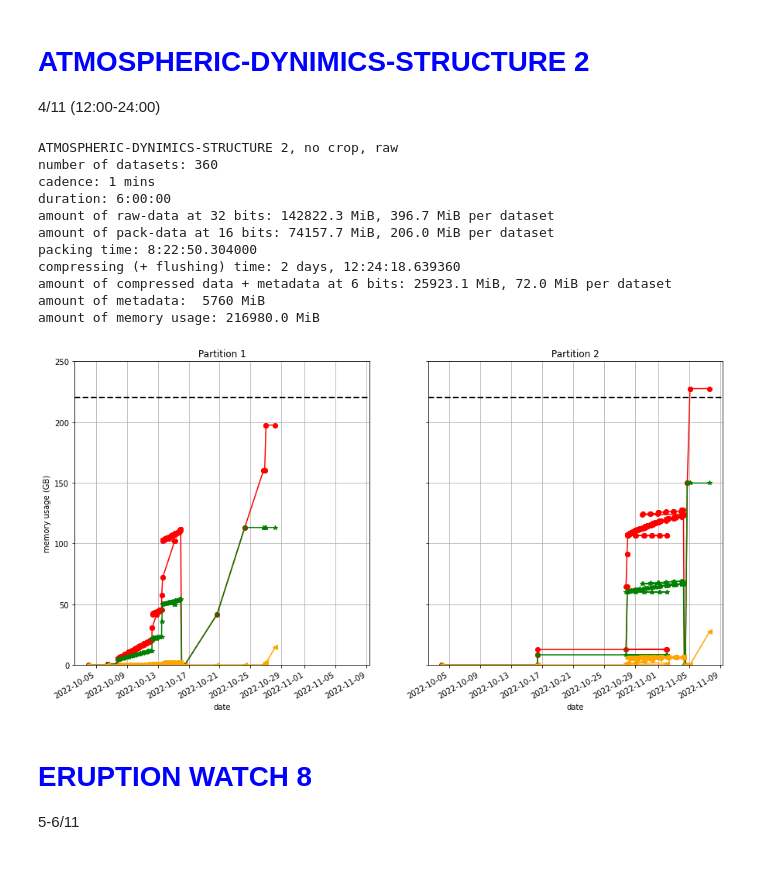
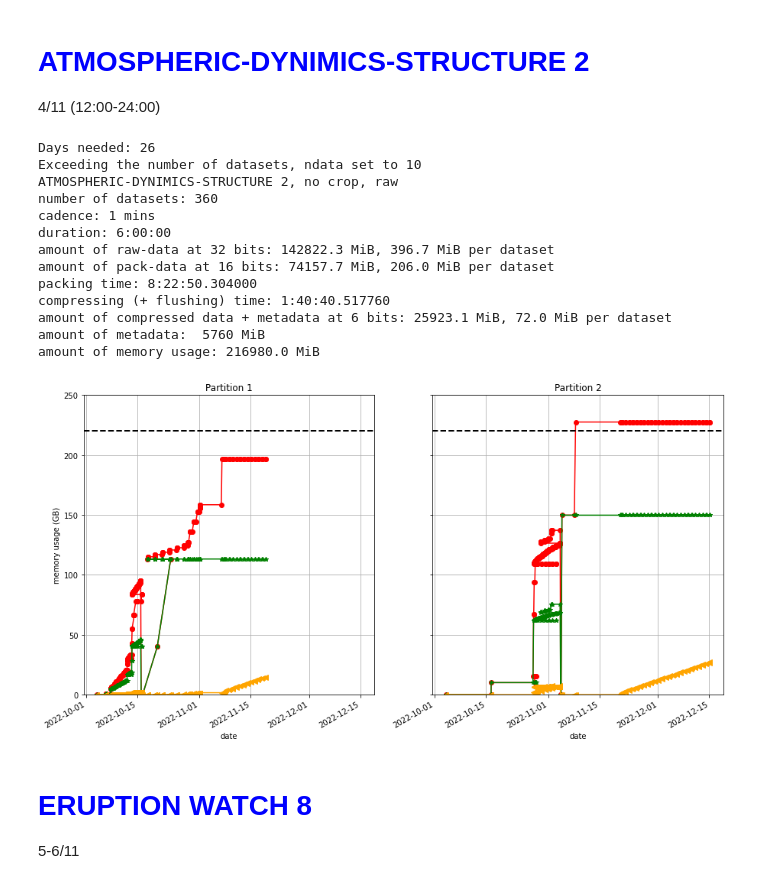
Before and after one commit to dcalc/PHI_TMtool, a Jupyter notebook: NMP1_RSW456.ipynb, the cells around one changed output. Drawn from its saved outputs; the diff is of its cells as text; code cells hidden in the pictures.

```diff
--- a/NMP1_RSW456.ipynb
+++ b/NMP1_RSW456.ipynb
@@ -555,11 +622,15 @@ i = 2
 
 ADS1 = PHI_MODE('HRT')
 kw = ADS1.observation(t0,t1,cadence=1,shape=(2048,1024,4,6)); PHI.saving(i,**kw)
-kw = ADS1.cropping(t0,[1024,1024],ndata=-1,level='raw'); PHI.saving(i,**kw)
-kw = ADS1.packing(kw['end'],ndata=-1,level='raw.crop',); PHI.saving(i,**kw)
+# kw = ADS1.cropping(t0,[1024,1024],ndata=-1,level='raw'); PHI.saving(i,**kw)
+# kw = ADS1.packing(kw['end'],ndata=-1,level='raw.crop',); PHI.saving(i,**kw)
 # kw = ADS1.compressing(kw['end'],ndata=-1,nbits=6,level='raw.pack'); PHI.saving(i,**kw)
 
-ADS1, kw = flush_many([1100,1100],18,ADS1,DT(2022,10,29,0,0,0),6,-1,'raw.pack',i)
+kw = ADS1.cropping(DT(2022,10,28,1,0,0),[1024,1024],ndata=-1,level='raw'); PHI.saving(i,**kw)
+kw = ADS1.packing(DT(2022,10,28,8,0,0),ndata=-1,level='raw.crop',); PHI.saving(i,**kw)
+
+
+ADS1, kw = flush_many([880,880],18,ADS1,DT(2022,10,29,0,0,0),6,-1,'raw.pack',i)
 printp(ADS1,label='AR-HRES-RSW1, 2d@10m, no crop, proc')
 plot_tot(PHI,ylim=(0,250))
 # %% [output]
@@ -686,12 +757,21 @@ t1 = DT.fromisoformat('2022-10-29T23:30:00')
 i = 2
 
 ARH = PHI_MODE('HRT')
-kw = ARH.observation(t0,t1,cadence=60,shape=(2048,2048,4,6)); PHI.saving(i,**kw)
-kw = ARH.observation(t0+TD(days=1),t1+TD(days=1),cadence=60,shape=(2048,2048,4,6)); PHI.saving(i,**kw)
-kw = ARH.observation(t0+TD(days=2),t1+TD(days=2),cadence=60,shape=(2048,2048,4,6)); PHI.saving(i,**kw)
+kw = ARH.observation(t0,t1,cadence=30,shape=(2048,2048,4,6)); PHI.saving(i,**kw)
+kw = ARH.packing(kw['end'],ndata=2,level='raw',); PHI.saving(i,**kw)
+kw = ARH.compressing(kw['end'],ndata=2,nbits=6,level='raw.pack'); PHI.saving(i,**kw)
+
+kw = ARH.observation(t0+TD(days=1),t1+TD(days=1),cadence=30,shape=(2048,2048,4,6)); PHI.saving(i,**kw)
+kw = ARH.packing(kw['end'],ndata=2,level='raw',); PHI.saving(i,**kw)
+kw = ARH.compressing(kw['end'],ndata=2,nbits=6,level='raw.pack'); PHI.saving(i,**kw)
+
+kw = ARH.observation(t0+TD(days=2),t1+TD(days=2),cadence=30,shape=(2048,2048,4,6)); PHI.saving(i,**kw)
+kw = ARH.packing(kw['end'],ndata=2,level='raw',); PHI.saving(i,**kw)
+kw = ARH.compressing(kw['end'],ndata=2,nbits=6,level='raw.pack'); PHI.saving(i,**kw)
+
 # kw = ARH.cropping(t0,[1024,1024],ndata=-1,level='raw'); PHI.saving(i,**kw)
-kw = ARH.packing(kw['end'],ndata=-1,level='raw',); PHI.saving(i,**kw)
-kw = ARH.compressing(kw['end'],ndata=-1,nbits=6,level='raw.pack'); PHI.saving(i,**kw)
+# kw = ARH.packing(kw['end'],ndata=-1,level='raw',); PHI.saving(i,**kw)
+# kw = ARH.compressing(kw['end'],ndata=-1,nbits=6,level='raw.pack'); PHI.saving(i,**kw)
 
 printp(ARH,label='AR_HEATING, 6h@1m, no crop, raw')
 plot_tot(PHI,ylim=(0,250))
@@ -713,14 +793,14 @@ amount of memory usage: 1808.2 MiB
 1-3/11 (12:00-24:00)
 3 runs
 # %%
-t0 = DT.fromisoformat('2022-11-01T22:30:00')
-t1 = DT.fromisoformat('2022-11-02T00:00:00')
+t0 = DT.fromisoformat('2022-11-01T12:30:00')
+t1 = DT.fromisoformat('2022-11-01T23:30:00')
 i = 2
 
 ARS1 = PHI_MODE('HRT')
 kw = ARS1.observation(t0,t1,cadence=60,shape=(2048,2048,4,6)); PHI.saving(i,**kw)
-kw = ARS1.observation(t0+TD(days=1),t1+TD(days=1),cadence=60,shape=(2048,2048,4,6)); PHI.saving(i,**kw)
-kw = ARS1.observation(t0+TD(days=2),t1+TD(days=2),cadence=60,shape=(2048,2048,4,6)); PHI.saving(i,**kw)
+# kw = ARS1.observation(t0+TD(days=1),t1+TD(days=1),cadence=60,shape=(2048,2048,4,6)); PHI.saving(i,**kw)
+# kw = ARS1.observation(t0+TD(days=2),t1+TD(days=2),cadence=60,shape=(2048,2048,4,6)); PHI.saving(i,**kw)
 # kw = ARS1.cropping(t0,[1024,1024],ndata=-1,level='raw'); PHI.saving(i,**kw)
 kw = ARS1.packing(kw['end'],ndata=-1,level='raw',); PHI.saving(i,**kw)
 kw = ARS1.compressing(kw['end'],ndata=-1,nbits=6,level='raw.pack'); PHI.saving(i,**kw)
@@ -753,29 +833,34 @@ amount of compressed data + metadata in partition 2: 6.61 GB
 # %%
 t0 = DT.fromisoformat('2022-11-04T12:00:00')
 t1 = DT.fromisoformat('2022-11-05T00:00:00')
 i = 2
 
 ADS2 = PHI_MODE('HRT')
 kw = ADS2.observation(t0,60*6,cadence=1,shape=(2048,2048,4,6)); PHI.saving(i,**kw)
 # kw = ADS2.cropping(t0,[1024,1024],ndata=-1,level='raw'); PHI.saving(i,**kw)
-kw = ADS2.packing(kw['end'],ndata=-1,level='raw',); PHI.saving(i,**kw)
-kw = ADS2.compressing(kw['end'],ndata=-1,nbits=6,level='raw.pack'); PHI.saving(i,**kw)
+# kw = ADS2.packing(kw['end'],ndata=-1,level='raw',); PHI.saving(i,**kw)
+# kw = ADS2.compressing(kw['end'],ndata=-1,nbits=6,level='raw.pack'); PHI.saving(i,**kw)
+
+kw = ADS2.packing(DT(2022,11,8,3,0,0),ndata=-1,level='raw',); PHI.saving(i,**kw)
+ADS2, kw = flush_many([1100,1100],72,ADS2,DT(2022,11,20,17,0,0),ndata=-1,nbits=6,level='raw.pack',partition=i)
 
 printp(ADS2,label='ATMOSPHERIC-DYNIMICS-STRUCTURE 2, no crop, raw')
 plot_tot(PHI,ylim=(0,250))
 # %% [output]
+Days needed: 26
+Exceeding the number of datasets, ndata set to 10
 ATMOSPHERIC-DYNIMICS-STRUCTURE 2, no crop, raw
 number of datasets: 360
 cadence: 1 mins
 duration: 6:00:00
 amount of raw-data at 32 bits: 142822.3 MiB, 396.7 MiB per dataset
 amount of pack-data at 16 bits: 74157.7 MiB, 206.0 MiB per dataset
 packing time: 8:22:50.304000
-compressing (+ flushing) time: 2 days, 12:24:18.639360
+compressing (+ flushing) time: 1:40:40.517760
 amount of compressed data + metadata at 6 bits: 25923.1 MiB, 72.0 MiB per dataset
 amount of metadata:  5760 MiB
 amount of memory usage: 216980.0 MiB
-[figure, old version]
+[figure, new version]
 # %% [markdown]
 # <span style="color:blue">ERUPTION WATCH 8</span> <br>
 5-6/11
```
Also changed, not shown: parts of 21 cells of this notebook.
